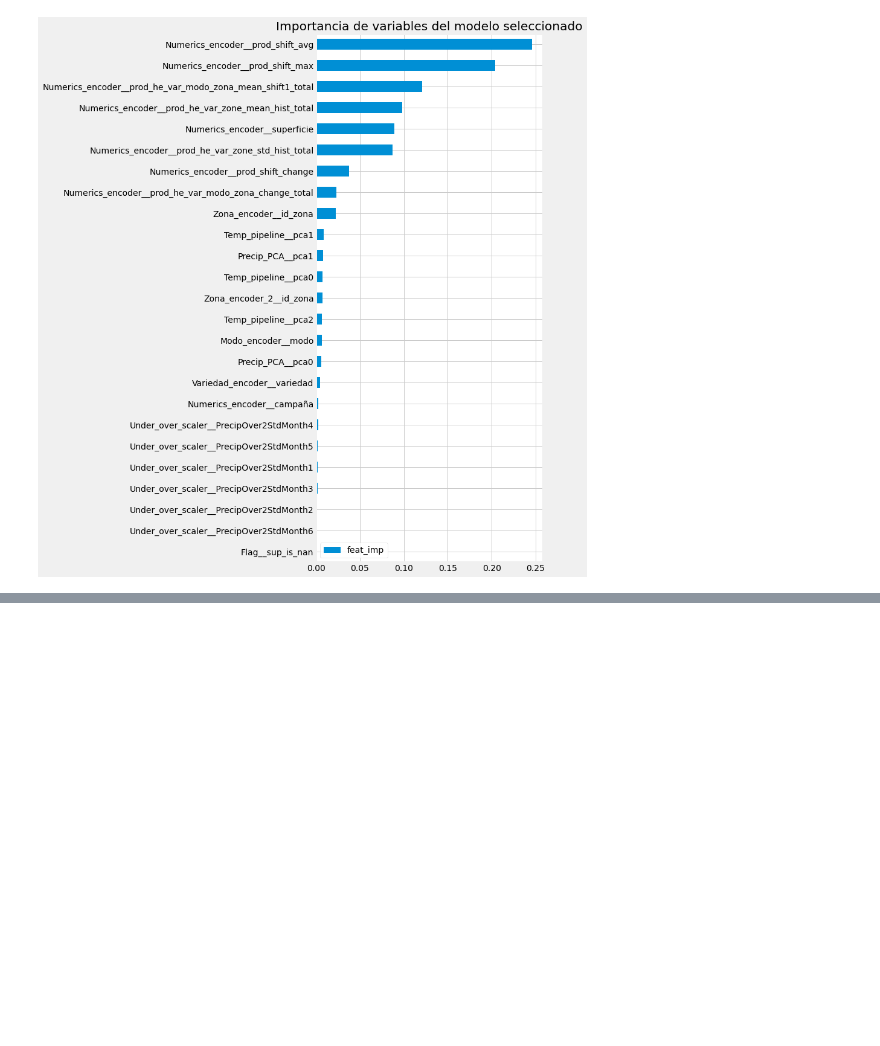
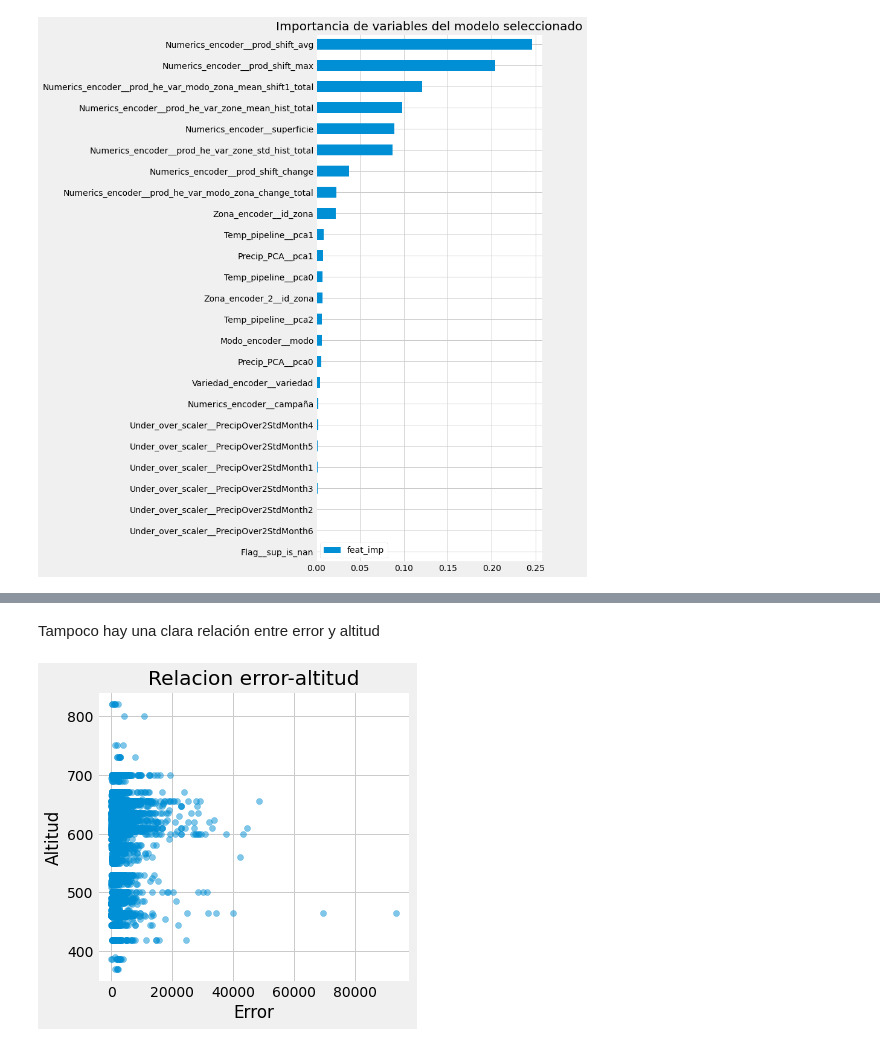
Before and after one commit to vitostamatti/datathon-cajamar-malbecs, a Jupyter notebook: notebooks/01-Exploracion-Malbecs.ipynb, the cells around one changed output, grey strips where cells are left out. Cells and saved outputs as stored; diff of their text form; code cells hidden in the pictures; blank space fills up the shorter version.

```diff
--- a/notebooks/01-Exploracion-Malbecs.ipynb
+++ b/notebooks/01-Exploracion-Malbecs.ipynb
@@ -1634,0 +1674,11 @@ Análisis de errores
+# %% [markdown]
+Tampoco hay una clara relación entre error y altitud
+# %%
+plt.figure(figsize=(5,5))
+plt.scatter(x=df_errores.error, y=df_errores.altitud , alpha=0.5)
+plt.xlabel('Error')
+plt.ylabel('Altitud')
+plt.title('Relacion error-altitud')
+plt.show()
+# %% [output]
+[figure, added]
```
Also changed, not shown: parts of 48 cells of this notebook, 2 other files.
